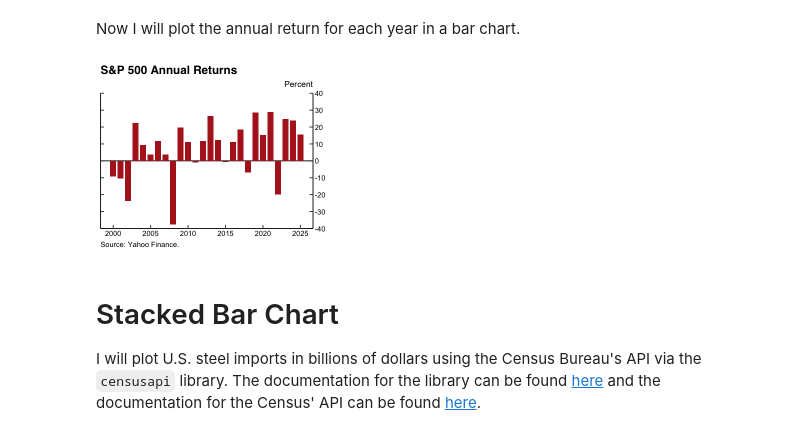
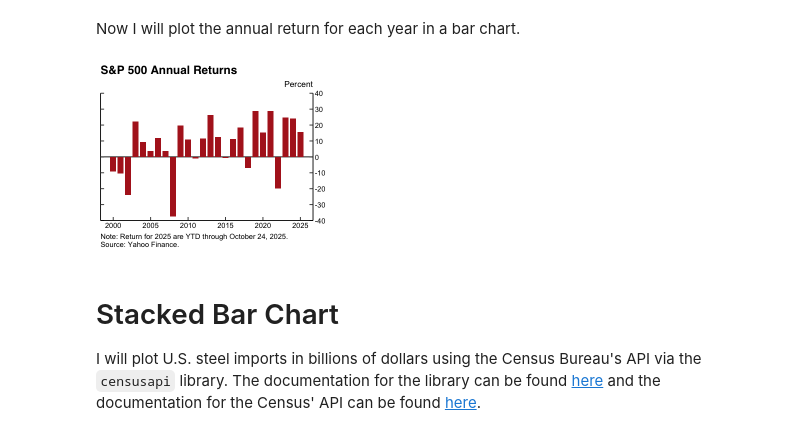
Before and after one commit to maha4028/economic-charting, a Jupyter notebook: generate_plots.ipynb, the cells around one changed output. Cells and saved outputs as stored; diff of their text form; code cells hidden in the pictures.

Commit message:
stocks

```diff
--- a/generate_plots.ipynb
+++ b/generate_plots.ipynb
@@ -563,35 +569,39 @@ A tibble: 6 × 2
 # %% [markdown]
 Now I will plot the annual return for each year in a bar chart.
 # %%
-plot_4 <- df_year %>% ggplot() +
+stocks <- df_year %>% ggplot() +
   geom_hline(yintercept = 0, linewidth = 0.5, color = "black") +
   geom_col(aes(x = year, y = pct_chg), fill = "firebrick", width = 0.8) +
   scale_x_continuous(breaks = seq(1990, 2025, by = 5)) +
   scale_y_continuous(
     position = "right",
     sec.axis = dup_axis(labels = NULL),
     breaks = seq(-40, 40, by = 10),
     limits = c(-40, 40),
     expand = c(0, 0)
     ) +
   xlab(NULL) + ylab(NULL) +
   labs(
     title = "S&P 500 Annual Returns",
     subtitle = "Percent",
-    caption = "Source: Yahoo Finance."
+    caption = paste0(
+      "Note: Return for 2025 are YTD through ", format(max(df$date), "%B %d, %Y"),".",
+      "\nSource: Yahoo Finance.")
     ) +
   theme_classic() +
   theme(
       plot.title = element_text(family = "Helvetica", face = "bold", size = 14),
       plot.subtitle = element_text(hjust = 1, size = 10),
       axis.text = element_text(color = "black"),
       axis.ticks.length = unit(-0.15, "cm"),
       plot.caption = element_text(hjust = 0)
       )
 
-plot_4
+stocks
+
+ggsave("plots/stocks.png", plot = stocks, width = 3.9, height = 3.2+(0.13*4), units = "in", dpi = 300)
 # %% [output]
-[figure, old version]
+[figure, new version]
 # %% [markdown]
 # Stacked Bar Chart
 I will plot U.S. steel imports in billions of dollars using the Census Bureau's API via the `censusapi` library. The documentation for the library can be found [here](https://cran.r-project.org/web/packages/censusapi/censusapi.pdf) and the documentation for the Census' API can be found [here](https://www.census.gov/foreign-trade/reference/guides/Guide_to_International_Trade_Datasets.pdf).
```
Also changed, not shown: parts of 1 cell of this notebook, 3 other files.
